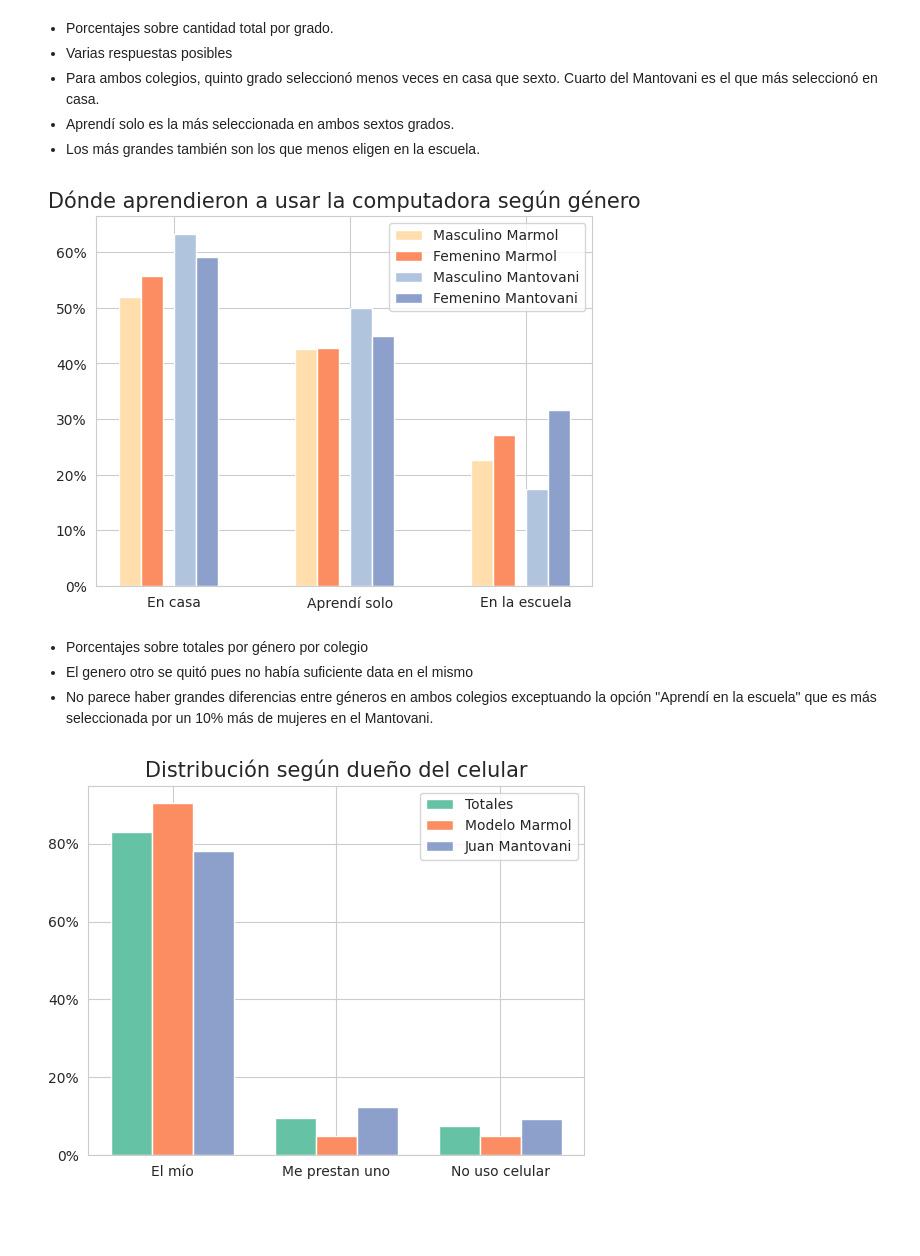
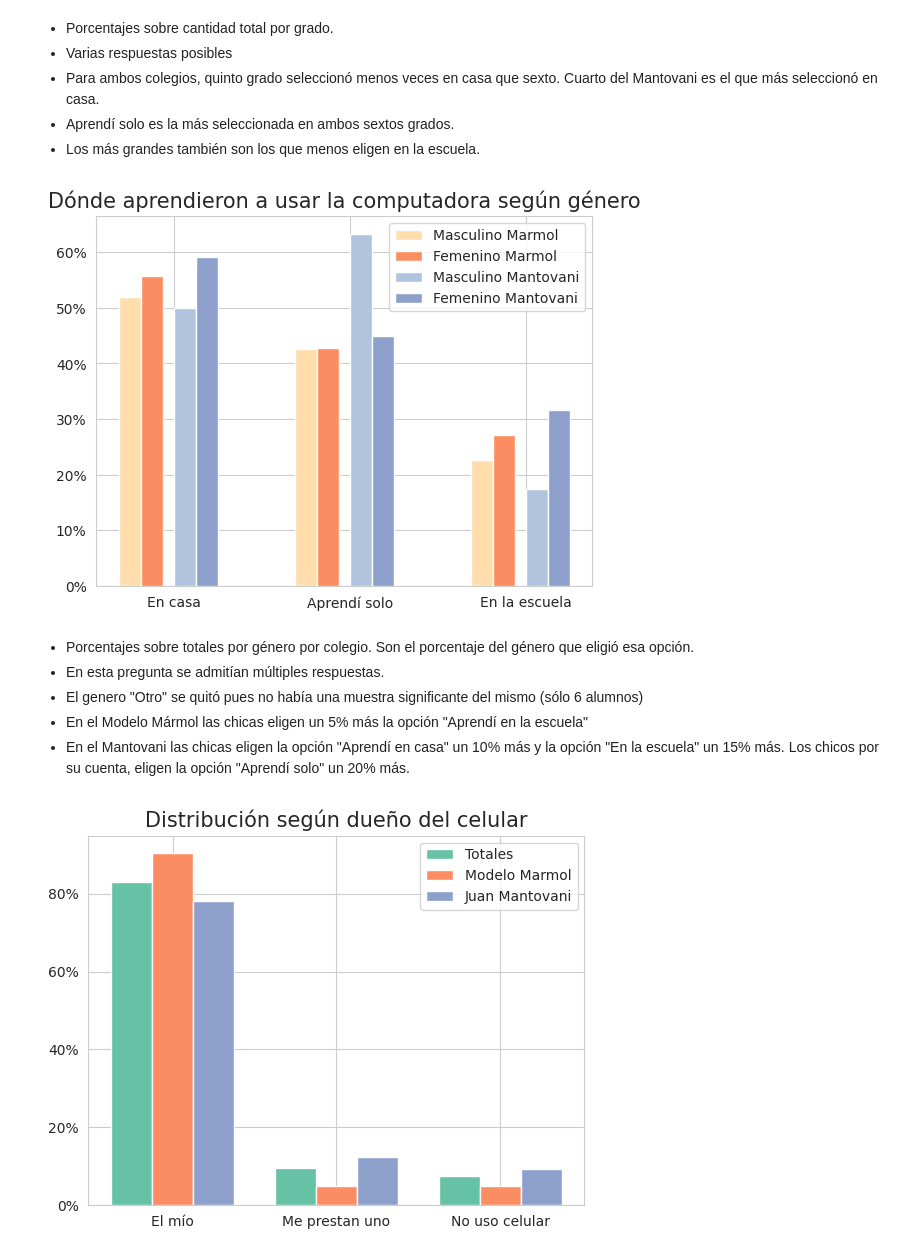
Before and after one commit to fedesassone/tesis, a Jupyter notebook: notebooks/Poblacional.ipynb, the cells around one changed output. Saved outputs shown, nothing was run; the diff lists cells and outputs as text; code cells hidden in the pictures; blank space fills up the shorter version.

Commit message:
Corregidos 'Dónde aprendieron a usar la computadora según género' y 'Uso de la computadora según género'

```diff
--- a/notebooks/Poblacional.ipynb
+++ b/notebooks/Poblacional.ipynb
@@ -646,48 +647,47 @@ plt.savefig('poblacional_donde_aprendieron_computadora_segun_grado.png')
 data_total = df_fe["aprender_computadora"].str.replace(" ", "").str.get_dummies(sep=',').sum().div(cant_total).sort_values(ascending=False)
 
 data_marmol_mas = marmol[marmol['genero']=="Masculino"]["aprender_computadora"].str.replace(" ", "").str.get_dummies(sep=',').sum().div(cant_marmol_masc).sort_values(ascending=False)
 data_marmol_fem = marmol[marmol['genero']=="Femenino"]["aprender_computadora"].str.replace(" ", "").str.get_dummies(sep=',').sum().div(cant_marmol_fem).sort_values(ascending=False)
 
 data_mantovani_mas = mantovani[mantovani['genero']=="Masculino"]["aprender_computadora"].str.replace(" ", "").str.get_dummies(sep=',').sum().div(cant_mantovani_masc).sort_values(ascending=False)
 data_mantovani_fem = mantovani[mantovani['genero']=="Femenino"]["aprender_computadora"].str.replace(" ", "").str.get_dummies(sep=',').sum().div(cant_mantovani_fem).sort_values(ascending=False)
 
 dfs = [data_marmol_mas, data_marmol_fem, data_mantovani_mas, data_mantovani_fem]
 
-for data in data_total.index:
-    for df in dfs:
-        if data not in df.index:
-            df[data] = 0.0
+result = pd.concat(dfs, axis=1)
+result = result.rename(columns={0: "Masculino Marmol", 1: "Femenino Marmol", 2: "Masculino Mantovani", 3: "Femenino Mantovani"})
 
 bar_width = 0.25
 
 ticks = [1, 3, 5]
 
 labels = ("En casa", "Aprendí solo", "En la escuela")
 br1 = ticks
 br2 = [x + bar_width for x in br1]
 
 br3 = [x + 1.5*bar_width for x in br2]
 br4 = [x + bar_width for x in br3]
 
-plt.bar(br1,dfs[0], width=bar_width, label = 'Masculino Marmol', color='navajowhite')
-plt.bar(br2,dfs[1], width=bar_width, label = 'Femenino Marmol', color='C1')
-
-plt.bar(br3,dfs[2], width=bar_width, label = 'Masculino Mantovani', color='lightsteelblue')
-plt.bar(br4,dfs[3], width=bar_width, label = 'Femenino Mantovani', color='C2')
+plt.bar(br1,result["Masculino Marmol"], width=bar_width, label = 'Masculino Marmol', color='navajowhite')
+plt.bar(br2,result["Femenino Marmol"], width=bar_width, label = 'Femenino Marmol', color='C1')
+plt.bar(br3,result["Masculino Mantovani"], width=bar_width, label = 'Masculino Mantovani', color='lightsteelblue')
+plt.bar(br4,result["Femenino Mantovani"], width=bar_width, label = 'Femenino Mantovani', color='C2')
 
 plt.gca().yaxis.set_major_formatter(PercentFormatter(1))
 
 plt.title("Dónde aprendieron a usar la computadora según género", fontsize=15)
 ticks = [x + 2*bar_width for x in ticks]
 plt.xticks(ticks, labels)
-plt.legend()
+plt.legend(loc='upper right')
 plt.savefig('poblacional_donde_aprendieron_computadora_segun_genero.png')
 # %% [output]
-[figure, old version]
+[figure, new version]
-# %% [markdown]
-* Porcentajes sobre totales por género por colegio
-* El genero otro se quitó pues no había suficiente data en el mismo
-* No parece haber grandes diferencias entre géneros en ambos colegios exceptuando la opción "Aprendí en la escuela" que es más seleccionada por un 10% más de mujeres en el Mantovani.
+# %% [markdown]
+* Porcentajes sobre totales por género por colegio. Son el porcentaje del género que eligió esa opción.
+* En esta pregunta se admitían múltiples respuestas.
+* El genero "Otro" se quitó pues no había una muestra significante del mismo (sólo 6 alumnos)
+* En el Modelo Mármol las chicas eligen un 5% más la opción "Aprendí en la escuela"
+* En el Mantovani las chicas eligen la opción "Aprendí en casa" un 10% más y la opción "En la escuela" un 15% más. Los chicos por su cuenta, eligen la opción "Aprendí solo" un 20% más.
 # %%
 # Distribución según dueño del celular
 data_total = df_fe["dueño_celular"].value_counts(normalize=True).sort_index()
```
Also changed, not shown: parts of 3 cells of this notebook, 2 other files.
